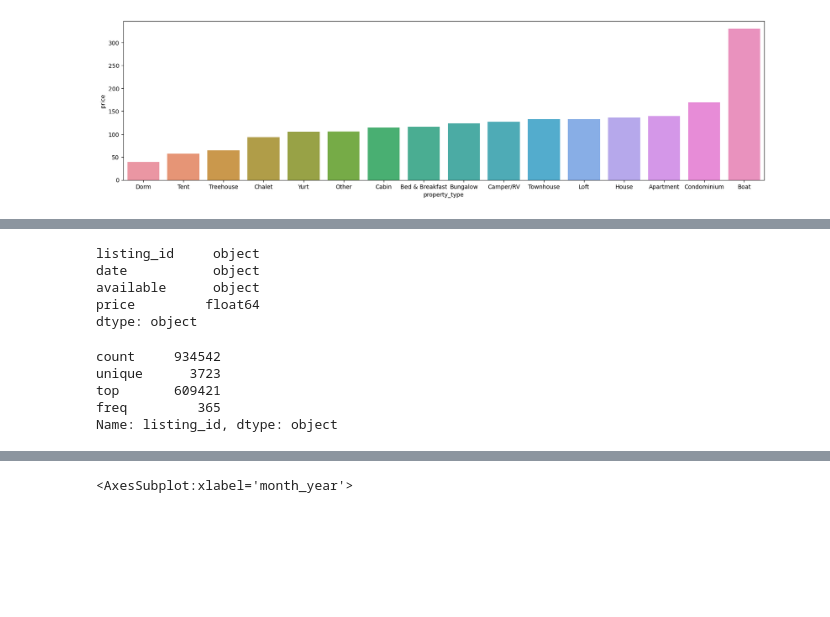
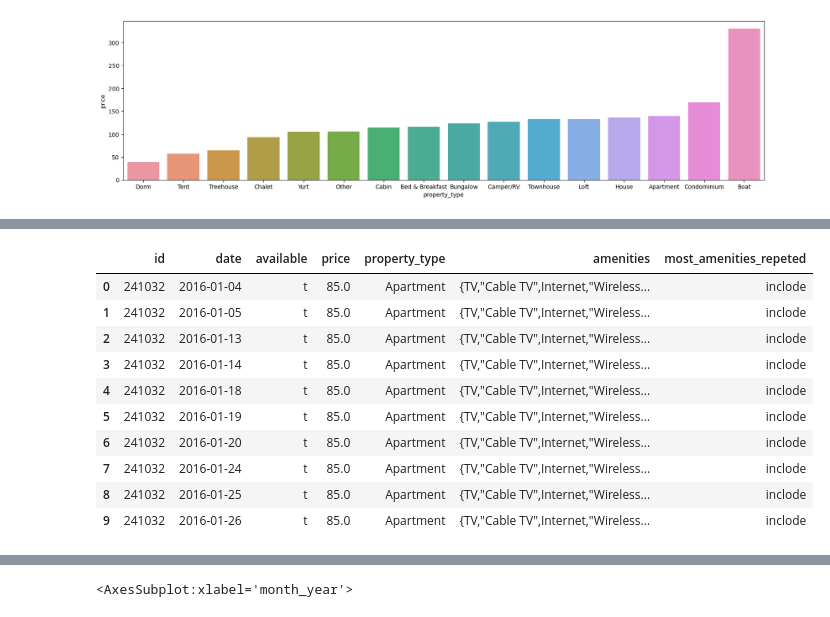
Before and after one commit to SalehAlnafisah/Udacity-Data-Data-Science-Nanodegree, a Jupyter notebook: project1 code.ipynb, the cells around one changed output, grey strips where cells are left out. Cells and saved outputs as stored; diff of their text form; code cells hidden in the pictures; blank space fills up the shorter version.

```diff
--- a/project1 code.ipynb
+++ b/project1 code.ipynb
@@ -307,16 +332,0 @@ df1_2['listing_id'] = df1_2['listing_id'].astype(str)
-# %%
-df1_2.dtypes
-# %% [output]
-listing_id     object
-date           object
-available      object
-price         float64
-dtype: object
-# %%
-df1_2.listing_id.describe()
-# %% [output]
-count     934542
-unique      3723
-top       609421
-freq         365
-Name: listing_id, dtype: object
@@ -328,0 +335,14 @@ seasonal['month_year'] = pd.to_datetime(seasonal['date']).dt.to_period('M')
+# %%
+m1.head(10)
+# %% [output]
+|  | id | date | available | price | property_type | amenities | most_amenities_repeted |
+| 0 | 241032 | 2016-01-04 | t | 85.0 | Apartment | {TV,"Cable TV",Internet,"Wireless... | inclode |
+| 1 | 241032 | 2016-01-05 | t | 85.0 | Apartment | {TV,"Cable TV",Internet,"Wireless... | inclode |
+| 2 | 241032 | 2016-01-13 | t | 85.0 | Apartment | {TV,"Cable TV",Internet,"Wireless... | inclode |
+| 3 | 241032 | 2016-01-14 | t | 85.0 | Apartment | {TV,"Cable TV",Internet,"Wireless... | inclode |
+| 4 | 241032 | 2016-01-18 | t | 85.0 | Apartment | {TV,"Cable TV",Internet,"Wireless... | inclode |
+| 5 | 241032 | 2016-01-19 | t | 85.0 | Apartment | {TV,"Cable TV",Internet,"Wireless... | inclode |
+| 6 | 241032 | 2016-01-20 | t | 85.0 | Apartment | {TV,"Cable TV",Internet,"Wireless... | inclode |
+| 7 | 241032 | 2016-01-24 | t | 85.0 | Apartment | {TV,"Cable TV",Internet,"Wireless... | inclode |
+| 8 | 241032 | 2016-01-25 | t | 85.0 | Apartment | {TV,"Cable TV",Internet,"Wireless... | inclode |
+| 9 | 241032 | 2016-01-26 | t | 85.0 | Apartment | {TV,"Cable TV",Internet,"Wireless... | inclode |
```
Also changed, not shown: parts of 82 cells of this notebook.
